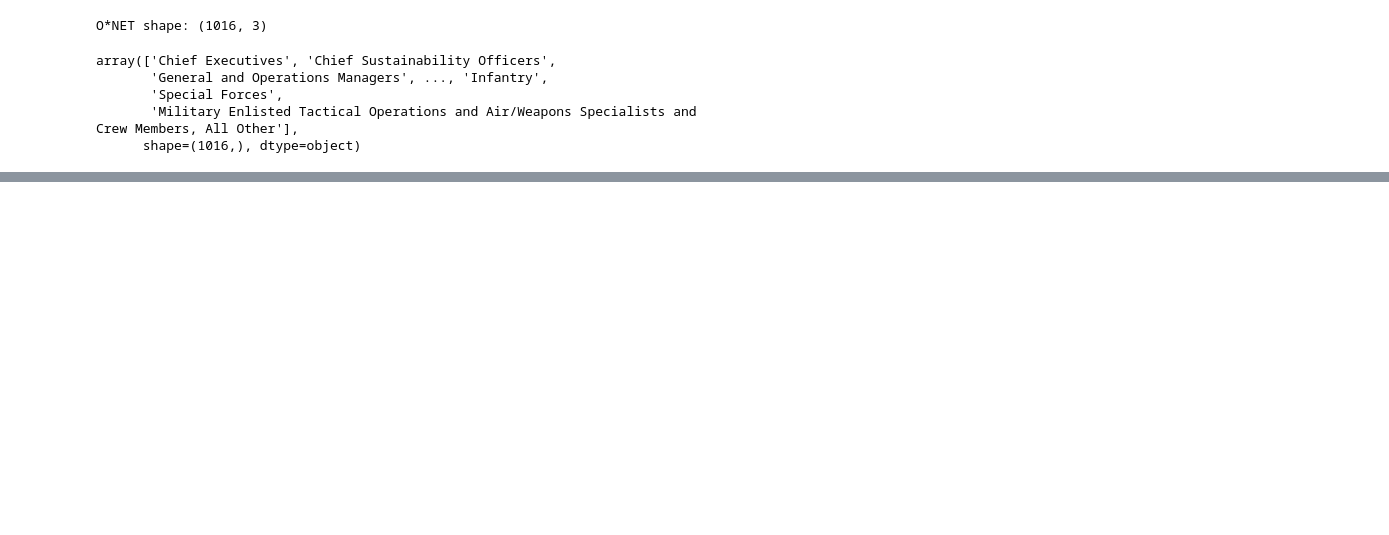
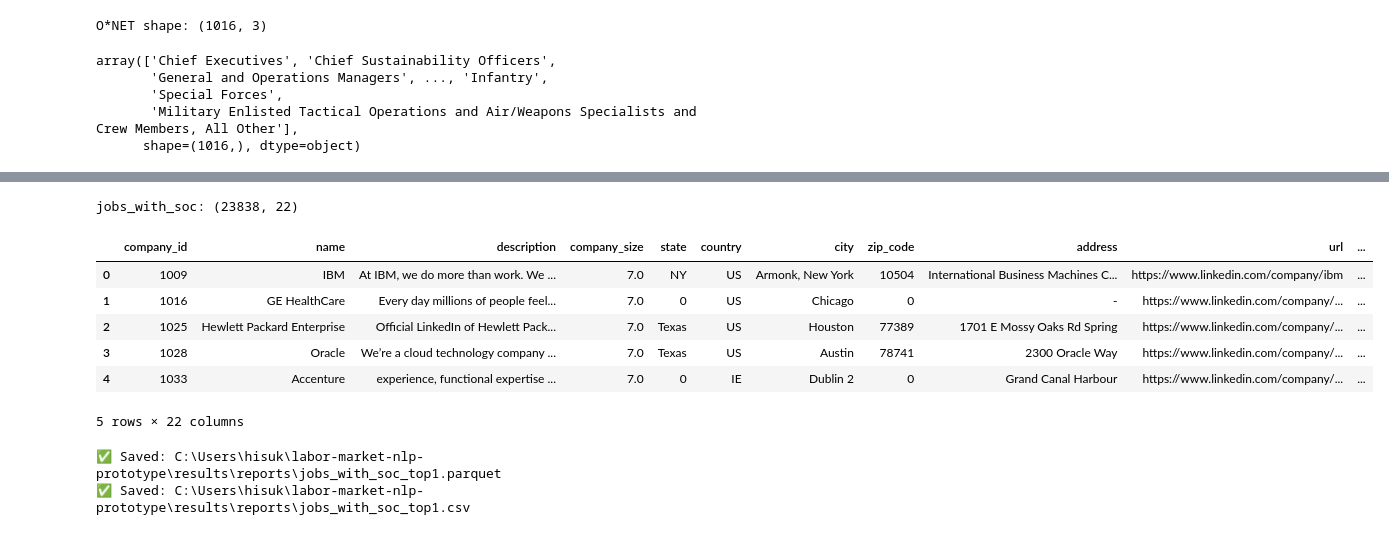
Before and after one commit to BGlifee/Labor_Market_NLP_Prototype, a Jupyter notebook: notebooks/03_taxonomy_mapping.ipynb, the cells around one changed output, grey strips where cells are left out. Drawn from its saved outputs; the diff is of its cells as text; code cells hidden in the pictures; blank space fills up the shorter version.

```diff
--- a/notebooks/03_taxonomy_mapping.ipynb
+++ b/notebooks/03_taxonomy_mapping.ipynb
@@ -451,0 +236,11 @@ low_sim
+# %%
+mapping_medoid_long = map_medoids_to_onet(
+    medoids_df=medoids_df,
+    medoid_emb=medoid_emb,
+    onet_df=onet_df,
+    onet_emb=onet_emb,
+    top_k=3
+)
+
+print("mapping_medoid_long:", mapping_medoid_long.shape)  # 보통 100*3=300
+mapping_medoid_long.head()
@@ -451,0 +255,11 @@ low_sim
+# %%
+top1_soc = (
+    mapping_medoid_long
+    .sort_values(["cluster_id", "similarity"], ascending=[True, False])
+    .groupby("cluster_id", as_index=False)
+    .head(1)
+    .reset_index(drop=True)
+)
+
+print("top1_soc:", top1_soc.shape)  # 보통 (100, ?)
+top1_soc.head()
@@ -451,0 +274,37 @@ low_sim
+# %%
+jobs_labeled = jobs.copy()
+
+if "cluster_id" not in jobs_labeled.columns:
+    jobs_labeled["cluster_id"] = km_labels
+
+# merge (job row 수 유지)
+jobs_with_soc = jobs_labeled.merge(
+    top1_soc[["cluster_id", "soc_code", "soc_title", "similarity", "onet_description"]],
+    on="cluster_id",
+    how="left"
+)
+
+print("jobs_with_soc:", jobs_with_soc.shape)  # rows = len(jobs)
+jobs_with_soc.head()
+# %% [output]
+jobs_with_soc: (23838, 22)
+|  | company_id | name | description | company_size | state | country | city | zip_code | address | url | ... |
+| 0 | 1009 | IBM | At IBM, we do more than work. We ... | 7.0 | NY | US | Armonk, New York | 10504 | International Business Machines C... | https://www.linkedin.com/company/ibm | ... |
+| 1 | 1016 | GE HealthCare | Every day millions of people feel... | 7.0 | 0 | US | Chicago | 0 | - | https://www.linkedin.com/company/... | ... |
+| 2 | 1025 | Hewlett Packard Enterprise | Official LinkedIn of Hewlett Pack... | 7.0 | Texas | US | Houston | 77389 | 1701 E Mossy Oaks Rd Spring | https://www.linkedin.com/company/... | ... |
+| 3 | 1028 | Oracle | We’re a cloud technology company ... | 7.0 | Texas | US | Austin | 78741 | 2300 Oracle Way | https://www.linkedin.com/company/... | ... |
+| 4 | 1033 | Accenture | experience, functional expertise ... | 7.0 | 0 | IE | Dublin 2 | 0 | Grand Canal Harbour | https://www.linkedin.com/company/... | ... |
+5 rows × 22 columns
+# %%
+OUT_PARQUET = PROJECT_ROOT / "results" / "reports" / "jobs_with_soc_top1.parquet"
+OUT_CSV     = PROJECT_ROOT / "results" / "reports" / "jobs_with_soc_top1.csv"
+OUT_PARQUET.parent.mkdir(parents=True, exist_ok=True)
+
+jobs_with_soc.to_parquet(OUT_PARQUET, index=False)
+jobs_with_soc.to_csv(OUT_CSV, index=False)
+
+print("✅ Saved:", OUT_PARQUET)
+print("✅ Saved:", OUT_CSV)
+# %% [output]
+✅ Saved: C:\Users\hisuk\labor-market-nlp-prototype\results\reports\jobs_with_soc_top1.parquet
+✅ Saved: C:\Users\hisuk\labor-market-nlp-prototype\results\reports\jobs_with_soc_top1.csv
```
Also changed, not shown: parts of 45 cells of this notebook, 3 other files.
